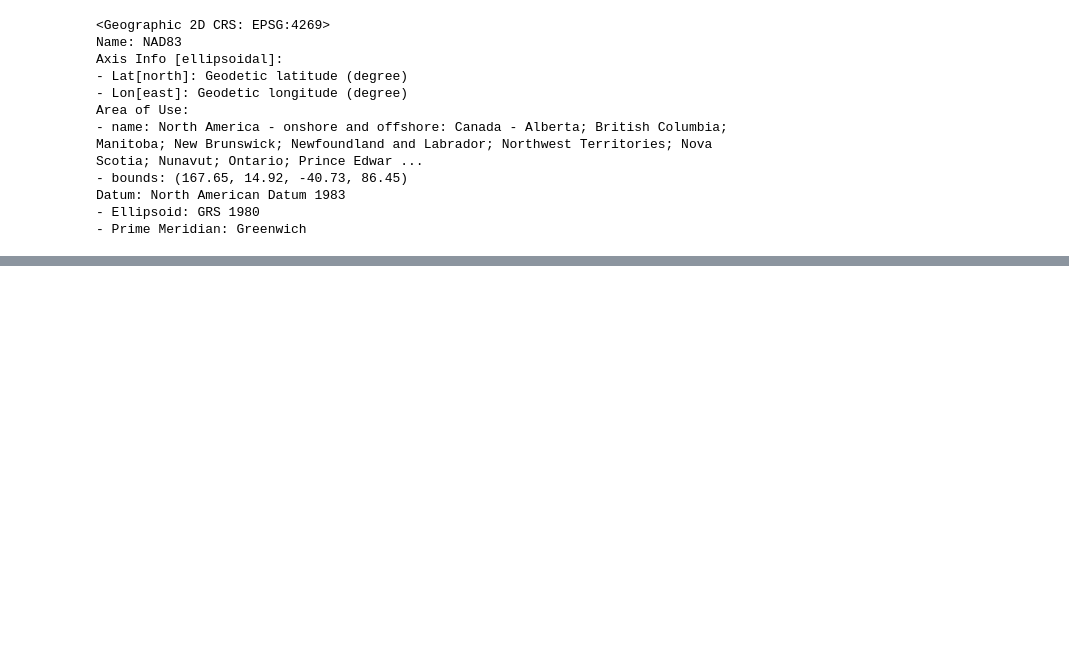
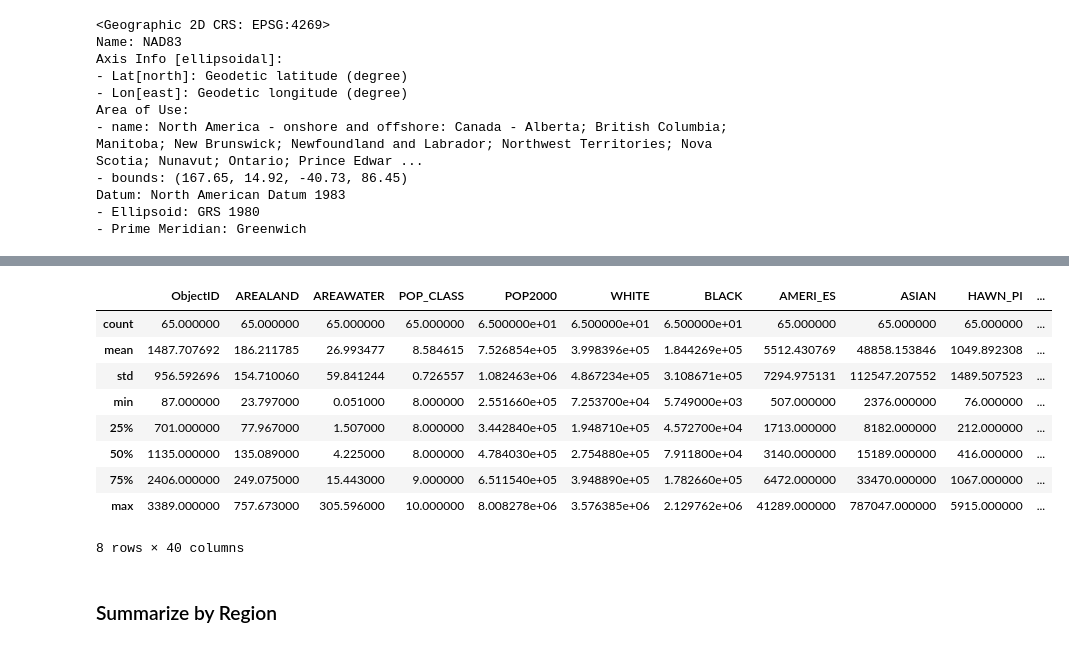
Before and after one commit to freecircuit/Advanced_GIS_TESC, a Jupyter notebook: Lab1_states/states.ipynb, the cells around one changed output, grey strips where cells are left out. Saved outputs shown, nothing was run; the diff lists cells and outputs as text; code cells hidden in the pictures; blank space fills up the shorter version.

```diff
--- a/Lab1_states/states.ipynb
+++ b/Lab1_states/states.ipynb
@@ -123,0 +130,17 @@ states.plot()
+# %%
+#Haven't yet found an equivalent to the metadata explorer in Pro
+#Seems very involved processing from shp files data
+cities.describe()
+# %% [output]
+|  | ObjectID | AREALAND | AREAWATER | POP_CLASS | POP2000 | WHITE | BLACK | AMERI_ES | ASIAN | HAWN_PI | ... |
+| count | 65.000000 | 65.000000 | 65.000000 | 65.000000 | 6.500000e+01 | 6.500000e+01 | 6.500000e+01 | 65.000000 | 65.000000 | 65.000000 | ... |
+| mean | 1487.707692 | 186.211785 | 26.993477 | 8.584615 | 7.526854e+05 | 3.998396e+05 | 1.844269e+05 | 5512.430769 | 48858.153846 | 1049.892308 | ... |
+| std | 956.592696 | 154.710060 | 59.841244 | 0.726557 | 1.082463e+06 | 4.867234e+05 | 3.108671e+05 | 7294.975131 | 112547.207552 | 1489.507523 | ... |
+| min | 87.000000 | 23.797000 | 0.051000 | 8.000000 | 2.551660e+05 | 7.253700e+04 | 5.749000e+03 | 507.000000 | 2376.000000 | 76.000000 | ... |
+| 25% | 701.000000 | 77.967000 | 1.507000 | 8.000000 | 3.442840e+05 | 1.948710e+05 | 4.572700e+04 | 1713.000000 | 8182.000000 | 212.000000 | ... |
+| 50% | 1135.000000 | 135.089000 | 4.225000 | 8.000000 | 4.784030e+05 | 2.754880e+05 | 7.911800e+04 | 3140.000000 | 15189.000000 | 416.000000 | ... |
+| 75% | 2406.000000 | 249.075000 | 15.443000 | 9.000000 | 6.511540e+05 | 3.948890e+05 | 1.782660e+05 | 6472.000000 | 33470.000000 | 1067.000000 | ... |
+| max | 3389.000000 | 757.673000 | 305.596000 | 10.000000 | 8.008278e+06 | 3.576385e+06 | 2.129762e+06 | 41289.000000 | 787047.000000 | 5915.000000 | ... |
+8 rows × 40 columns
+# %% [markdown]
+### Summarize by Region
```
Also changed, not shown: parts of 6 cells of this notebook, 2 other files.
